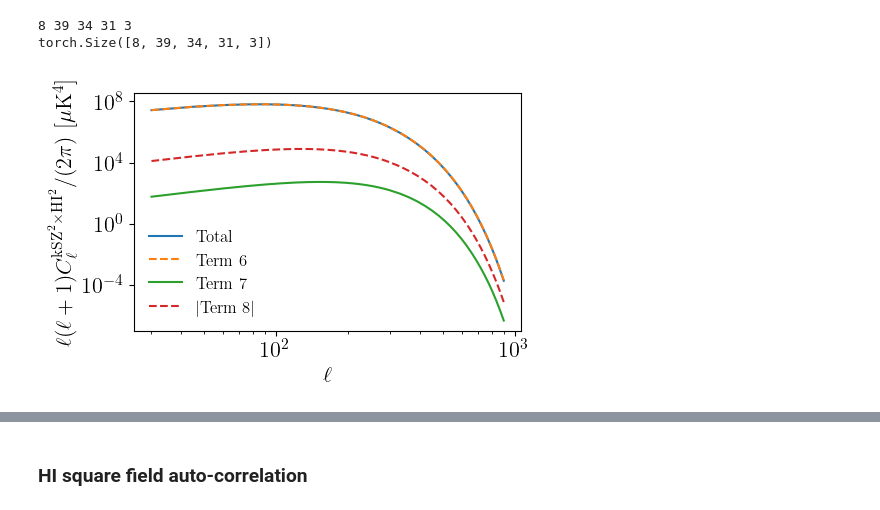
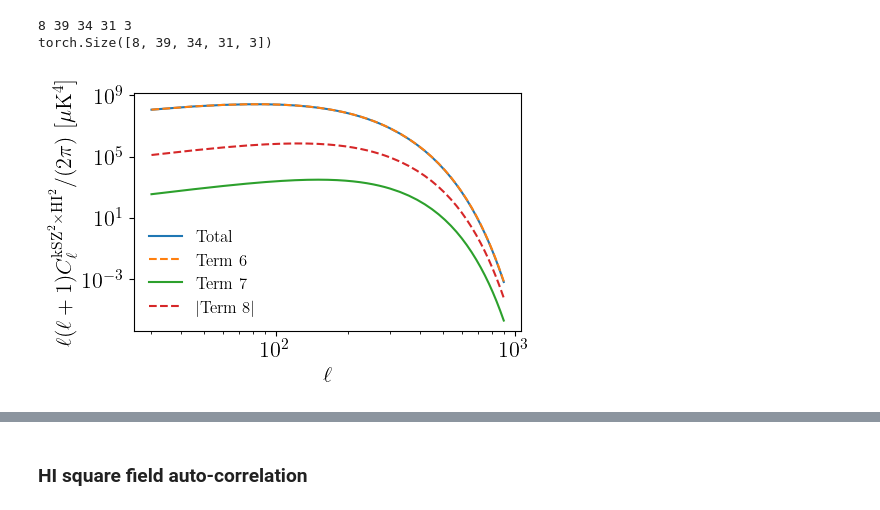
Before and after one commit to Einste11N/SquareField_CrossCorrelation, a Jupyter notebook: Inspection.ipynb, the cells around one changed output, grey strips where cells are left out. Saved outputs shown, nothing was run; the diff lists cells and outputs as text; code cells hidden in the pictures.

```diff
--- a/Inspection.ipynb
+++ b/Inspection.ipynb
@@ -57,13 +57,6 @@ zlist = tc.linspace(zmin, zmax, Nz)[:zend_index]
 l_list = tc.hstack([tc.linspace(30, 300, 19), tc.linspace(330, 900, 20)])
 t1_list = tc.linspace(0., tc.pi, 31)
 l1_list = tc.linspace(100, 10000, 34)
-# %%
-data_total = []
-for i in range(len(zlist)):
-    data_i = np.load(f'./Data/Cross_z_0.30_1.00/dCl_cross_' + str(i) + '.npy') # dimensionless
-    data_total.append(data_i)
-
-np.save('./Data/Cross_z_0.30_1.00/dCl_cross.npy', np.array(data_total)) # save Cl that is dimensionless
 # %%
 data_term_total = []
 for i in range(len(zlist)):
@@ -76,10 +69,19 @@ data_total = []
 for i in range(len(zlist)):
     data_term_i = np.load(f'./Data/Cross_z_0.30_1.00_byterm/dCl_cross_' + str(i) + '.npy') # dimensionless
 
-    data_i = data_term_i[:,:,:,0] + data_term_i[:,:,:,2] + 2*data_term_i[:,:,:,1]
+    data_i = data_term_i[:,:,:,0] + data_term_i[:,:,:,1] + 2*data_term_i[:,:,:,2]
     data_total.append(data_i)
 
 np.save('./Data/Cross_z_0.30_1.00/dCl_cross.npy', np.array(data_total)) # save Cl that is dimensionless
+# %%
+data_total = []
+for i in range(len(zlist)):
+    data_term_i = np.load(f'./Data/Cross_z_0.30_1.00_byterm_noRSD/dCl_cross_' + str(i) + '.npy') # dimensionless
+
+    data_i = data_term_i[:,:,:,0] + data_term_i[:,:,:,1] + 2*data_term_i[:,:,:,2]
+    data_total.append(data_i)
+
+np.save('./Data/Cross_z_0.30_1.00/dCl_cross_noRSD.npy', np.array(data_total)) # save Cl that is dimensionless
 # %% [markdown]
 ## 1. Read in the data
 # %% [markdown]
@@ -244,24 +289,22 @@ for i in range(3):
 # %%
 fig = plt.figure(figsize=(5,3.09), dpi=100)
 # times (2.7K)^2 to convert to temperature unit
 
-plt.plot(l_list, l_list * (l_list + 1) * (res[0]+2*res[1]+res[2]) / (2*tc.pi) * 1e24, '-', label='Total')
+plt.plot(l_list, l_list * (l_list + 1) * 2*(res[0]+res[1]+2*res[2]) / (2*tc.pi) * 1e24, '-', label='Total')
+plt.plot(l_list, l_list * (l_list + 1) * 2*res[0] / (2*tc.pi) * 1e24, '--', label='Term 6')
+plt.plot(l_list, l_list * (l_list + 1) * 2*res[1] / (2*tc.pi) * 1e24, '-', label='Term 7')
+plt.plot(l_list, - l_list * (l_list + 1) * 4*res[2] / (2*tc.pi) * 1e24, '--', label='$|$Term 8$|$')
 
-plt.plot(l_list, l_list * (l_list + 1) * res[0] / (2*tc.pi) * 1e24, '--', label='Term 6')
-plt.plot(l_list, l_list * (l_list + 1) * res[2] / (2*tc.pi) * 1e24, '-', label='Term 7')
-plt.plot(l_list, - l_list * (l_list + 1) * res[1] / (2*tc.pi) * 1e24, '--', label='$|$Term 8$|$')
-
-# plt.plot(l_list, l_list * (l_list + 1) * Cl_cross / (2*tc.pi) * 1e24, '-', label='test')
 
 plt.xscale('log')
 plt.yscale('log')
 plt.legend(fontsize=12, frameon=False)
 
 # plt.xticks([30, 100, 300, 600], ['30', '100', '300', '600'])
 plt.xlabel(r'$\ell$', usetex=True)
 plt.ylabel(r'$\ell(\ell+1)C_{\ell}^{{\rm kSZ}^2 \times {\rm HI}^2} / (2\pi)$ [$\mu\mathrm{K}^4$]', usetex=True)
 
 plt.savefig('Figs/cross_correlation.pdf', bbox_inches = 'tight')
 plt.show()
 # %% [output]
-[figure, old version]
+[figure, new version]
```
Also changed, not shown: parts of 7 cells of this notebook, 34 other files.
